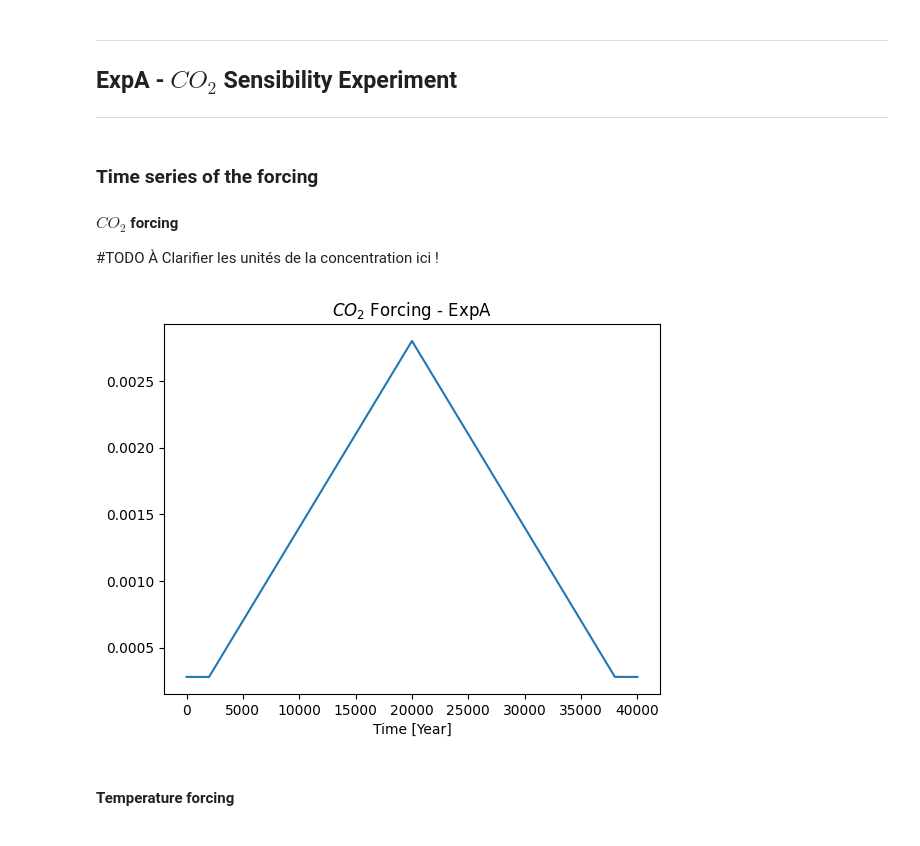
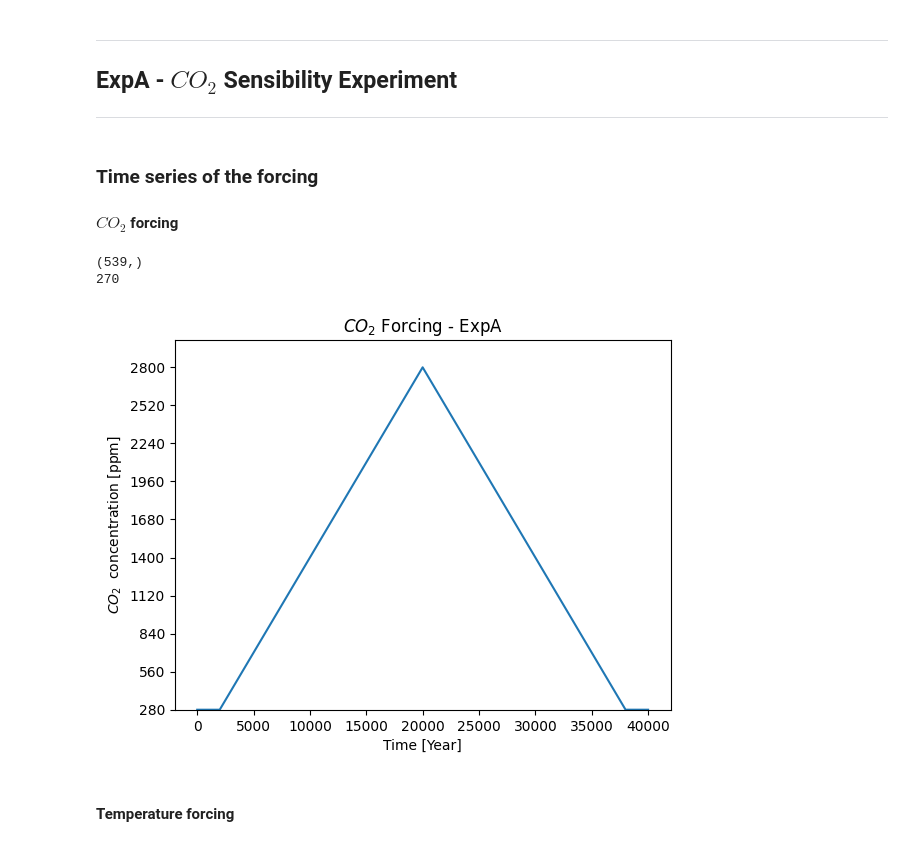
Before and after one commit to AmauryLaridon/LPHYS2299-Master-s-Thesis, a Jupyter notebook: cGenie Simulations/cGenie_exp_analysis.ipynb, the cells around one changed output. Saved outputs shown, nothing was run; the diff lists cells and outputs as text; code cells hidden in the pictures.

```diff
--- a/cGenie Simulations/cGenie_exp_analysis.ipynb
+++ b/cGenie Simulations/cGenie_exp_analysis.ipynb
@@ -84,16 +144,22 @@ atl_max_overt_ExpA = opsi_ExpA["14.398"]
 ### Time series of the forcing
 
 #### $CO_2$ forcing
-
-#TODO À Clarifier les unités de la concentration ici !
 # %%
-plt.plot(year_ExpA, global_pCO2)
+print(np.shape(global_pCO2))
+print(round(539/2))
+
+plt.plot(year_ExpA, global_pCO2*1e6)
 plt.title(r"$CO_{2}$"+" Forcing - ExpA")
 plt.xlabel("Time [Year]")
+plt.ylabel(r"$CO_2\;$ concentration [ppm]")
+plt.ylim(280,3000)
+plt.yticks(np.arange(280, 3000, step=280))
 plt.savefig(save_fig_dir+'/EXPA/EXPA_CO2_forcing')
 plt.show()
 # %% [output]
+(539,)
+270
-[figure, old version]
+[figure, new version]
 # %% [markdown]
 #### Temperature forcing
 # %%
```
Also changed, not shown: parts of 31 cells of this notebook, 23 other files.
